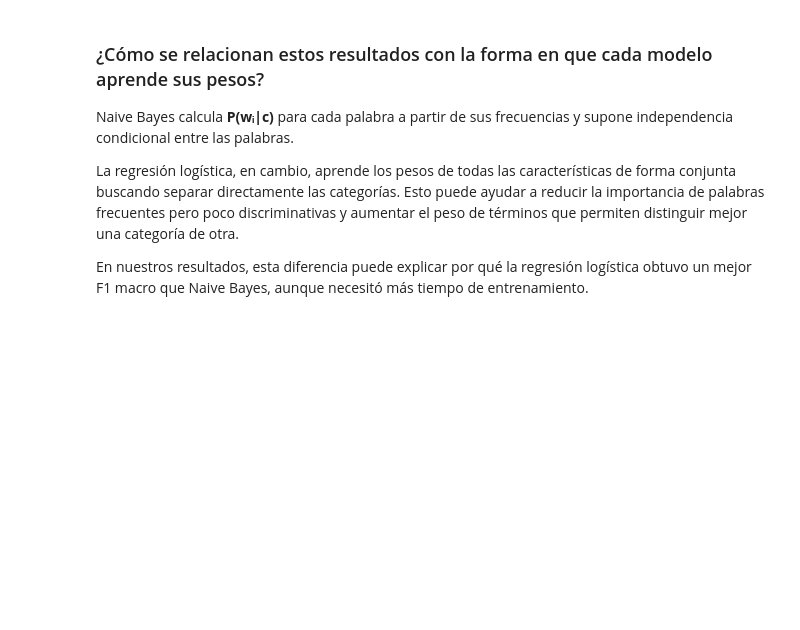
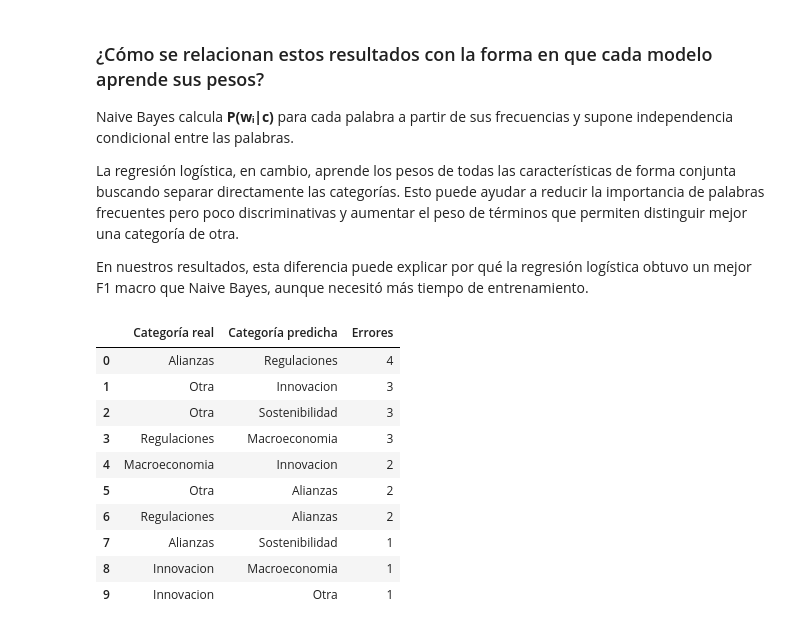
Before and after one commit to Cynthiss/NLP, a Jupyter notebook: Lab_4/Lab_4.ipynb, the cells around one changed output. Saved outputs shown, nothing was run; the diff lists cells and outputs as text; code cells hidden in the pictures; blank space fills up the shorter version.

```diff
--- a/Lab_4/Lab_4.ipynb
+++ b/Lab_4/Lab_4.ipynb
@@ -3993,3 +3993,53 @@ Naive Bayes calcula **P(wᵢ|c)** para cada palabra a partir de sus frecuencias
 La regresión logística, en cambio, aprende los pesos de todas las características de forma conjunta buscando separar directamente las categorías. Esto puede ayudar a reducir la importancia de palabras frecuentes pero poco discriminativas y aumentar el peso de términos que permiten distinguir mejor una categoría de otra.
 
 En nuestros resultados, esta diferencia puede explicar por qué la regresión logística obtuvo un mejor F1 macro que Naive Bayes, aunque necesitó más tiempo de entrenamiento.
+# %%
+
+# 5.1 Identificar las confusiones más frecuentes
+# Regresión logística + BoW
+
+
+# Copiar la matriz de confusión para no modificar la original
+cm_errores_log = cm_log_bow.copy()
+
+# Eliminar los aciertos de la diagonal
+np.fill_diagonal(cm_errores_log, 0)
+
+# Guardar todas las confusiones encontradas
+confusiones_log = []
+
+for i in range(len(categorias_logistica)):
+    for j in range(len(categorias_logistica)):
+
+        if i != j and cm_errores_log[i, j] > 0:
+
+            confusiones_log.append({
+                "Categoría real": categorias_logistica[i],
+                "Categoría predicha": categorias_logistica[j],
+                "Errores": cm_errores_log[i, j]
+            })
+
+# Convertir a DataFrame y ordenar de mayor a menor
+df_confusiones_log = (
+    pd.DataFrame(confusiones_log)
+    .sort_values(
+        "Errores",
+        ascending=False
+    )
+    .reset_index(drop=True)
+)
+
+# Mostrar las 10 confusiones más frecuentes
+df_confusiones_log.head(10)
+# %% [output]
+|  | Categoría real | Categoría predicha | Errores |
+| 0 | Alianzas | Regulaciones | 4 |
+| 1 | Otra | Innovacion | 3 |
+| 2 | Otra | Sostenibilidad | 3 |
+| 3 | Regulaciones | Macroeconomia | 3 |
+| 4 | Macroeconomia | Innovacion | 2 |
+| 5 | Otra | Alianzas | 2 |
+| 6 | Regulaciones | Alianzas | 2 |
+| 7 | Alianzas | Sostenibilidad | 1 |
+| 8 | Innovacion | Macroeconomia | 1 |
+| 9 | Innovacion | Otra | 1 |
```
Also changed, not shown: parts of 1 cell of this notebook.
